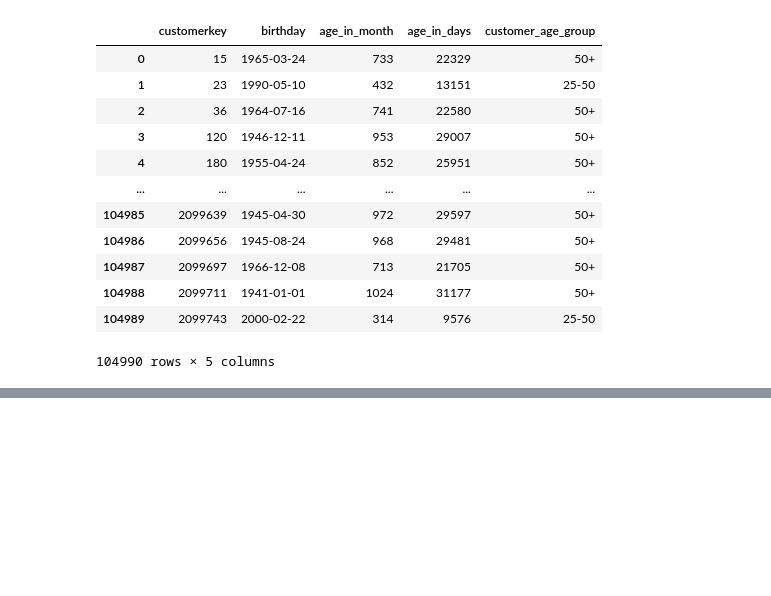
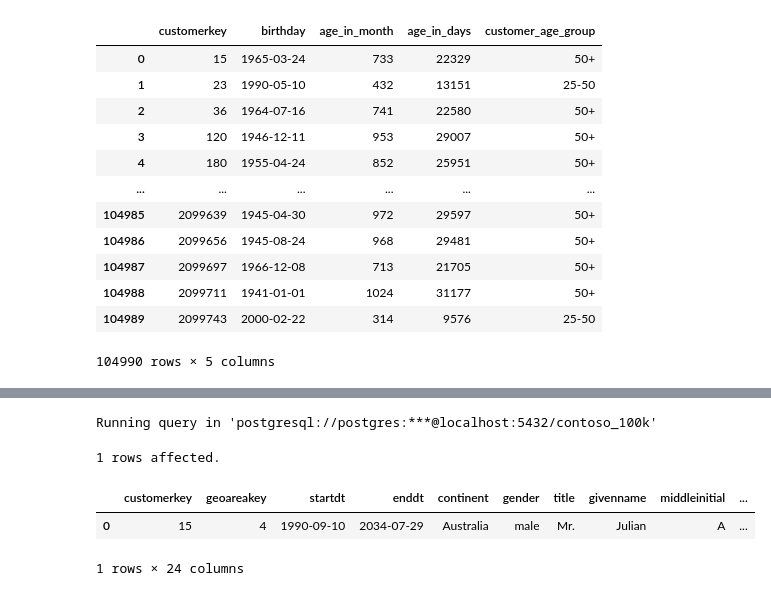
Before and after one commit to Du6eniuk/Du6eniuk, a Jupyter notebook: 0_Intro/2_Colab_Notebooks.ipynb, the cells around one changed output, grey strips where cells are left out. Saved outputs shown, nothing was run; the diff lists cells and outputs as text; code cells hidden in the pictures; blank space fills up the shorter version.

```diff
--- a/0_Intro/2_Colab_Notebooks.ipynb
+++ b/0_Intro/2_Colab_Notebooks.ipynb
@@ -930,0 +956,11 @@ Running query in 'postgresql://postgres:***@localhost:5432/contoso_100k'
+# %%
+%%sql
+SELECT *
+FROM customer
+LIMIT 1
+# %% [output]
+Running query in 'postgresql://postgres:***@localhost:5432/contoso_100k'
+1 rows affected.
+|  | customerkey | geoareakey | startdt | enddt | continent | gender | title | givenname | middleinitial | ... |
+| 0 | 15 | 4 | 1990-09-10 | 2034-07-29 | Australia | male | Mr. | Julian | A | ... |
+1 rows × 24 columns
```
Also changed, not shown: parts of 4 cells of this notebook.
